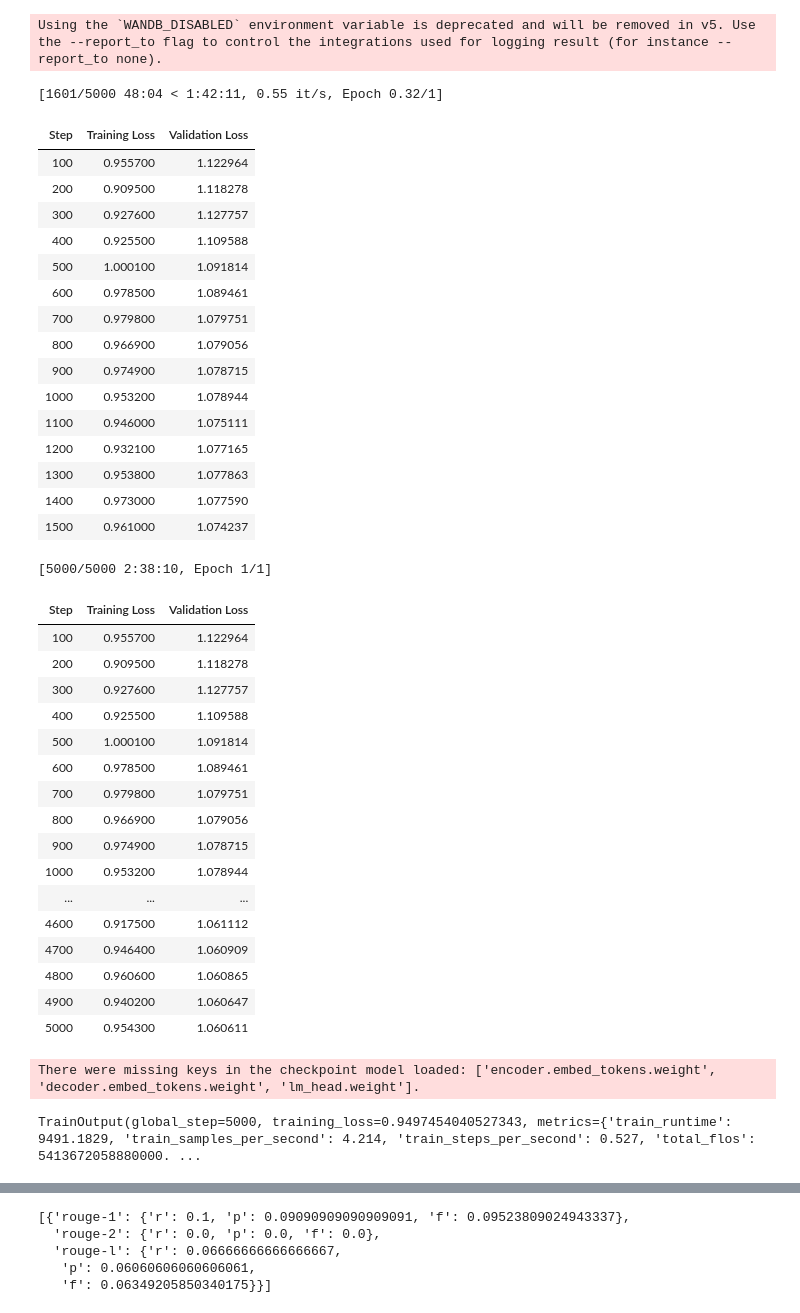
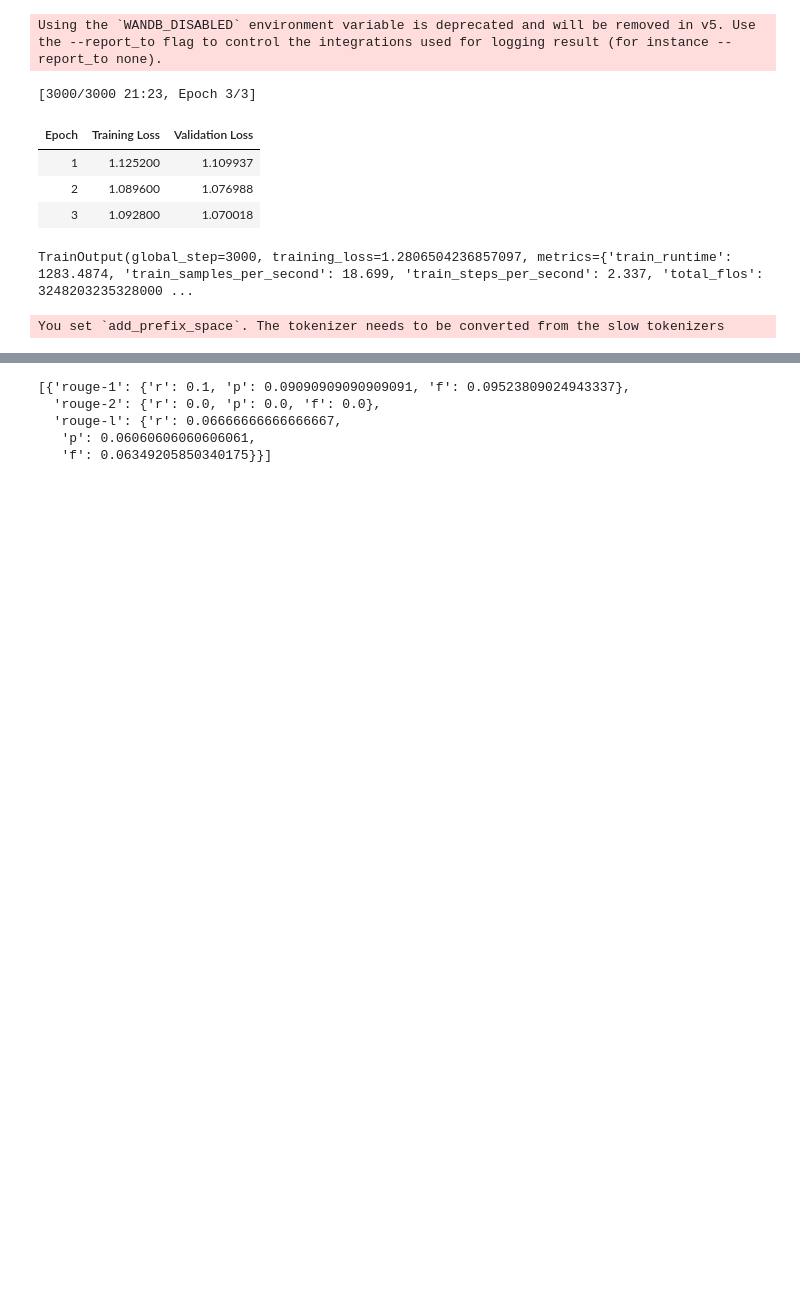
Before and after one commit to sandrabinu3/Text_Summarization_using_NLP-Project, a Jupyter notebook: transformer_trial.ipynb, the cells around one changed output, grey strips where cells are left out. Drawn from its saved outputs; the diff is of its cells as text; code cells hidden in the pictures; blank space fills up the shorter version.

Commit message:
Models edit

```diff
--- a/transformer_trial.ipynb
+++ b/transformer_trial.ipynb
@@ -111,47 +119,17 @@ trainer = Trainer(
 )
 # %%
-# Train the model
-trainer.train()
+# trainer.train()
 # %% [output]
-[1601/5000 48:04 < 1:42:11, 0.55 it/s, Epoch 0.32/1]
+[3000/3000 21:23, Epoch 3/3]
-| Step | Training Loss | Validation Loss |
-| 100 | 0.955700 | 1.122964 |
-| 200 | 0.909500 | 1.118278 |
-| 300 | 0.927600 | 1.127757 |
-| 400 | 0.925500 | 1.109588 |
-| 500 | 1.000100 | 1.091814 |
-| 600 | 0.978500 | 1.089461 |
-| 700 | 0.979800 | 1.079751 |
-| 800 | 0.966900 | 1.079056 |
-| 900 | 0.974900 | 1.078715 |
-| 1000 | 0.953200 | 1.078944 |
-| 1100 | 0.946000 | 1.075111 |
-| 1200 | 0.932100 | 1.077165 |
-| 1300 | 0.953800 | 1.077863 |
-| 1400 | 0.973000 | 1.077590 |
-| 1500 | 0.961000 | 1.074237 |
+| Epoch | Training Loss | Validation Loss |
+| 1 | 1.125200 | 1.109937 |
+| 2 | 1.089600 | 1.076988 |
+| 3 | 1.092800 | 1.070018 |
-[5000/5000 2:38:10, Epoch 1/1]
+TrainOutput(global_step=3000, training_loss=1.2806504236857097, metrics={'train_runtime': 1283.4874, 'train_samples_per_second': 18.699, 'train_steps_per_second': 2.337, 'total_flos': 3248203235328000 ...
-| Step | Training Loss | Validation Loss |
-| 100 | 0.955700 | 1.122964 |
-| 200 | 0.909500 | 1.118278 |
-| 300 | 0.927600 | 1.127757 |
-| 400 | 0.925500 | 1.109588 |
-| 500 | 1.000100 | 1.091814 |
-| 600 | 0.978500 | 1.089461 |
-| 700 | 0.979800 | 1.079751 |
-| 800 | 0.966900 | 1.079056 |
-| 900 | 0.974900 | 1.078715 |
-| 1000 | 0.953200 | 1.078944 |
-| ... | ... | ... |
-| 4600 | 0.917500 | 1.061112 |
-| 4700 | 0.946400 | 1.060909 |
-| 4800 | 0.960600 | 1.060865 |
-| 4900 | 0.940200 | 1.060647 |
-| 5000 | 0.954300 | 1.060611 |
-There were missing keys in the checkpoint model loaded: ['encoder.embed_tokens.weight', 'decoder.embed_tokens.weight', 'lm_head.weight'].
-TrainOutput(global_step=5000, training_loss=0.9497454040527343, metrics={'train_runtime': 9491.1829, 'train_samples_per_second': 4.214, 'train_steps_per_second': 0.527, 'total_flos': 5413672058880000. ...
 # %%
 model_name='/content/drive/MyDrive/Project/t5-small-summarizer/checkpoint-5000'
-tokenizer = T5Tokenizer.from_pretrained(model_name)
-model = T5ForConditionalGeneration.from_pretrained(model_name)
+tokenizer = AutoTokenizer.from_pretrained(model_name)
+model = AutoModelForSeq2SeqLM.from_pretrained(model_name)
+# %% [output]
+You set `add_prefix_space`. The tokenizer needs to be converted from the slow tokenizers
 # %%
```
Also changed, not shown: parts of 26 cells of this notebook, 2 other files.
